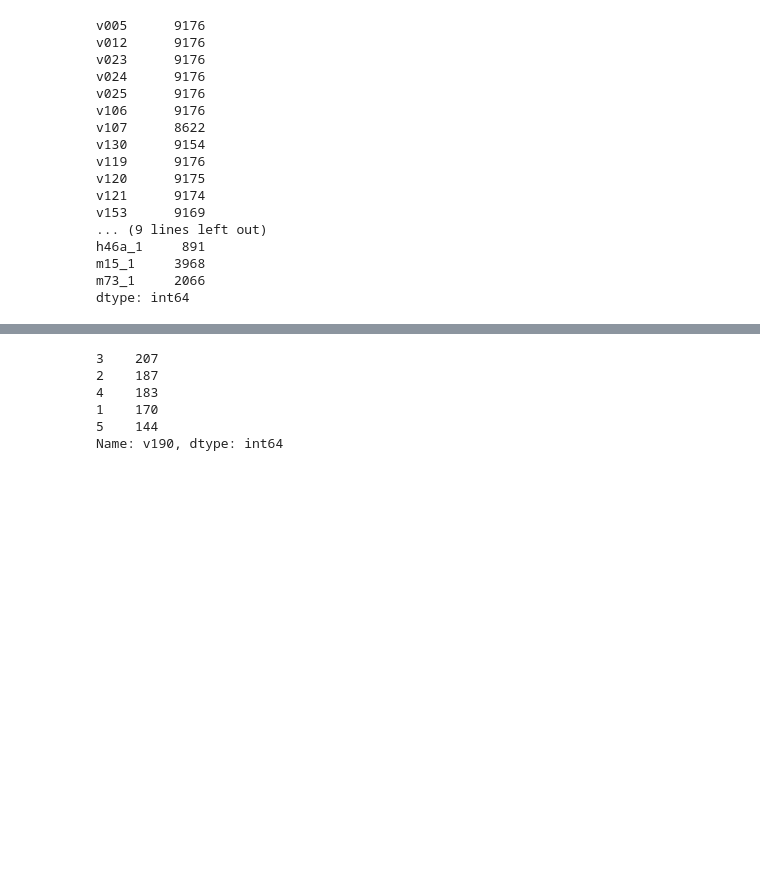
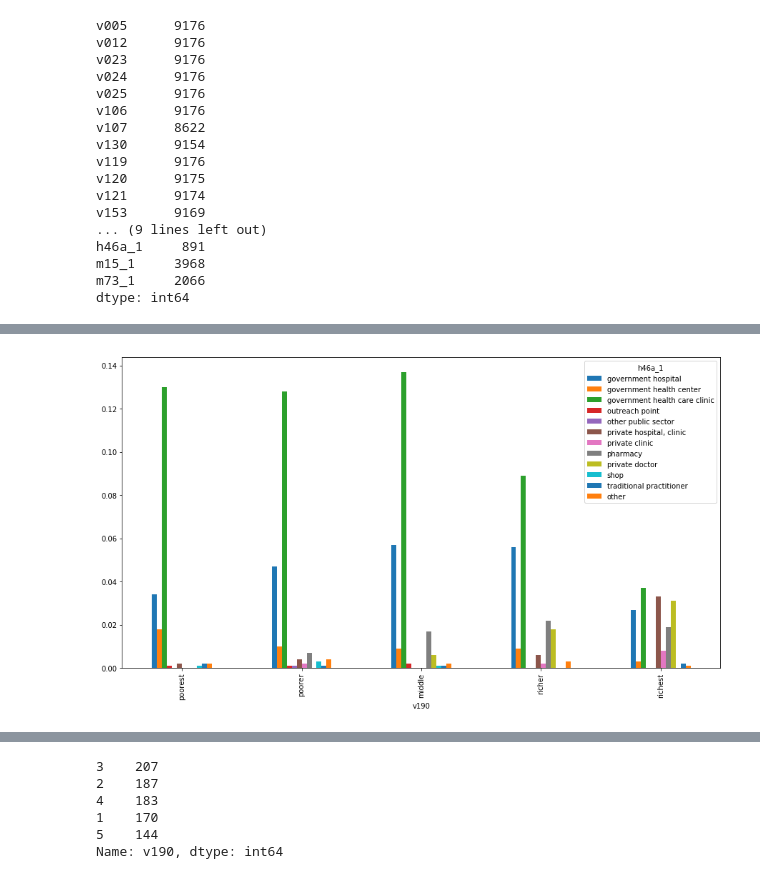
Before and after one commit to mike-osberg/ds_final_project, a Jupyter notebook: mike_osberg_final_project_part2.ipynb, the cells around one changed output, grey strips where cells are left out. Saved outputs shown, nothing was run; the diff lists cells and outputs as text; code cells hidden in the pictures; blank space fills up the shorter version.

```diff
--- a/mike_osberg_final_project_part2.ipynb
+++ b/mike_osberg_final_project_part2.ipynb
@@ -125,0 +113,7 @@ dtype: int64
+# %%
+#Non-Normalized
+#Cross-tab and plot of wealth level and care seeking.
+v190_h46 = pd.crosstab(nmb_dhs.loc[:,'v190'],nmb_dhs.loc[:,"h46a_1"],normalize = True).round(3)
+care_wealth_all = v190_h46.plot(kind = "bar",figsize=(15,8))
+# %% [output]
+[figure, added]
```
Also changed, not shown: parts of 30 cells of this notebook.
